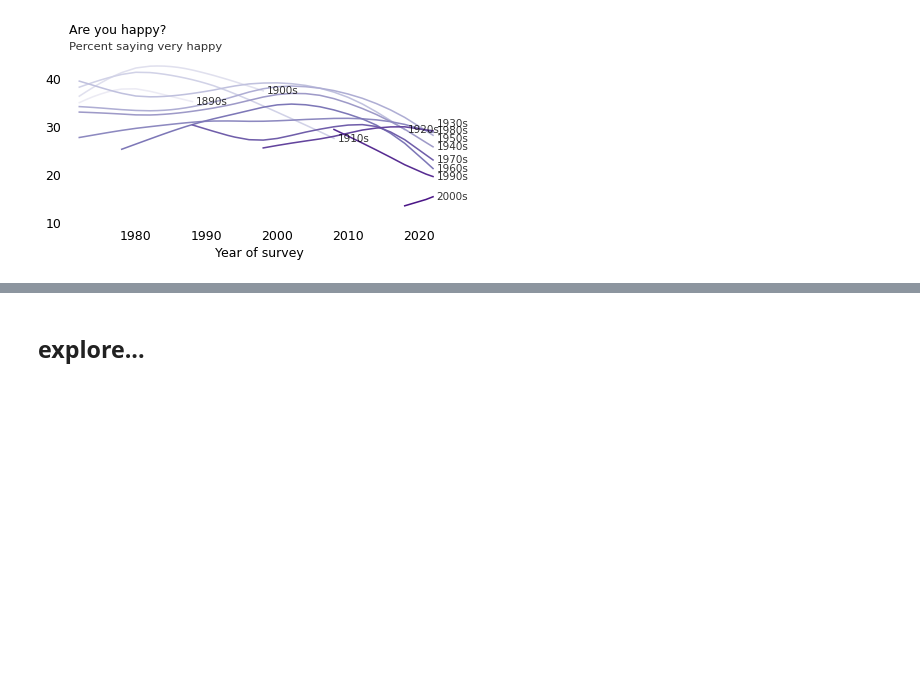
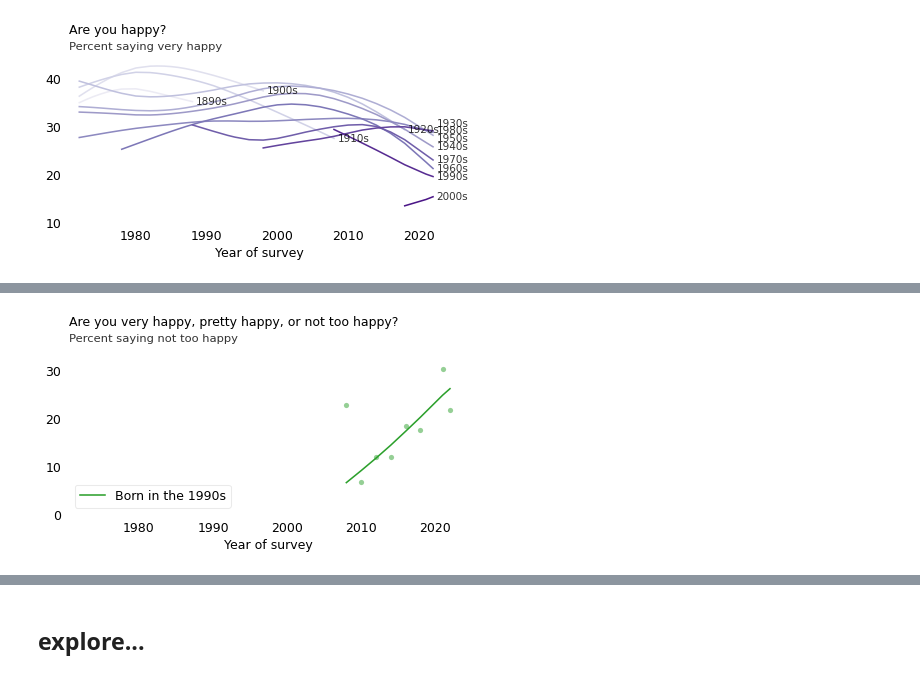
Before and after one commit to AllenDowney/ProbablyOverthinkingIt, a Jupyter notebook: examples/optimism.ipynb, the cells around one changed output, grey strips where cells are left out. Drawn from its saved outputs; the diff is of its cells as text; code cells hidden in the pictures; blank space fills up the shorter version.

```diff
--- a/examples/optimism.ipynb
+++ b/examples/optimism.ipynb
@@ -385,0 +426,11 @@ plt.savefig(f"optimism_{yvar}_by_cohort_over_year", dpi=300)
+# %%
+subset = gss.dropna(subset=["cohort", yvar]).copy()
+subset["cohort10"] = subset["cohort10"].astype(int)
+
+table = make_table(subset, "year", yvar, "cohort10", yval)
+# %%
+plot_group(table, 1990)
+decorate_group()
+plt.savefig(f"optimism_{yvar}2_one_cohort", dpi=300)
+# %% [output]
+[figure, added]
```
Also changed, not shown: parts of 10 cells of this notebook.
